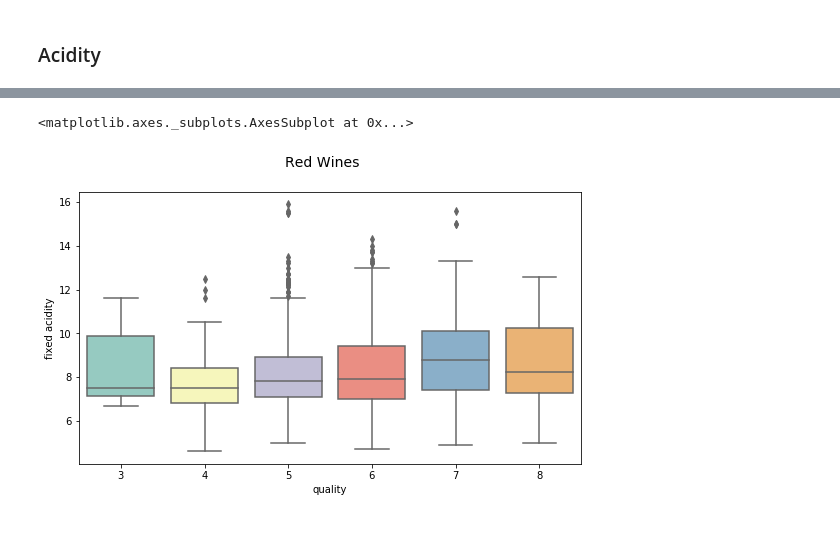
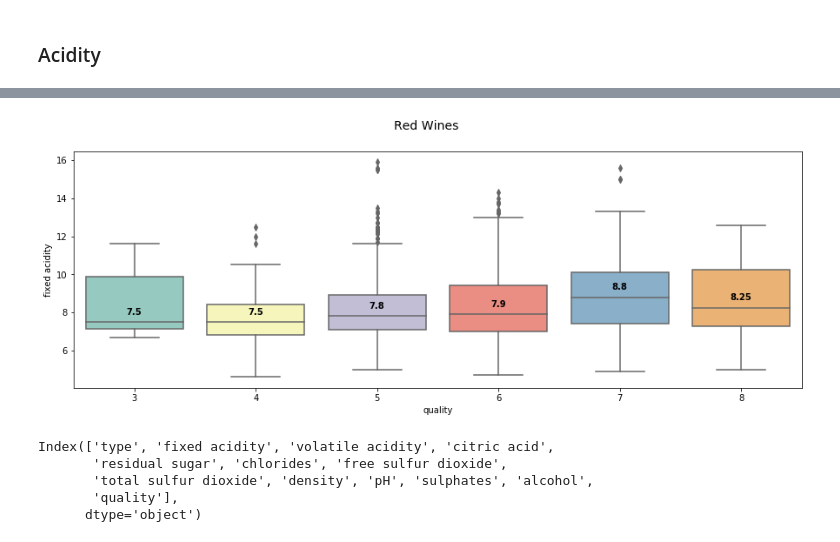
Before and after one commit to emilia329/WineFun, a Jupyter notebook: WineEDA.ipynb, the cells around one changed output, grey strips where cells are left out. Cells and saved outputs as stored; diff of their text form; code cells hidden in the pictures.

```diff
--- a/WineEDA.ipynb
+++ b/WineEDA.ipynb
@@ -137,5 +123,13 @@ print(white['alcohol'].mean())
 # %%
-f= plt.figure(figsize=(9,5))
+f= plt.figure(figsize=(15,5))
 f.suptitle('Red Wines', fontsize= 14)
-sns.boxplot(x= 'quality' , y= 'alcohol' , data=red, palette ='Set3')
+box_plot = sns.boxplot(x= 'quality' , y= 'alcohol' , data=red, palette ='Set3')
+
+
+medians = red.groupby(['quality'])['alcohol'].median().values
+vertical_offset = white['alcohol'].median() * 0.03 # offset from median for display
+
+for xtick in box_plot.get_xticks():
+    box_plot.text(xtick,medians[xtick] + vertical_offset,medians[xtick],
+            horizontalalignment='center',size='small',color='black',weight='semibold')
 # %% [output]
@@ -146,7 +139,15 @@ From the visuals we can observe the maximum quality of red wines is 8, in compar
 # %% [markdown]
 ### Acidity
 # %%
-f= plt.figure(figsize=(9,5))
+f= plt.figure(figsize=(15,5))
 f.suptitle('White Wines', fontsize= 14)
-sns.boxplot(x= 'quality' , y= 'fixed acidity' , data=white, palette ='Set3')
+box_plot = sns.boxplot(x= 'quality' , y= 'fixed acidity' , data=white, palette ='Set3')
+
+
+medians = white.groupby(['quality'])['fixed acidity'].median().values
+vertical_offset = white['fixed acidity'].median() * 0.02 # offset from median for display
+
+for xtick in box_plot.get_xticks():
+    box_plot.text(xtick,medians[xtick] + vertical_offset,medians[xtick],
+            horizontalalignment='center',size='medium',color='black',weight='semibold')
 # %% [output]
@@ -155,7 +155,22 @@ sns.boxplot(x= 'quality' , y= 'fixed acidity' , data=white, palette ='Set3')
 # %%
-f= plt.figure(figsize=(9,5))
+f= plt.figure(figsize=(15,5))
 f.suptitle('Red Wines', fontsize= 14)
-sns.boxplot(x= 'quality' , y= 'fixed acidity' , data=red, palette ='Set3')
+box_plot= sns.boxplot(x= 'quality' , y= 'fixed acidity' , data=red, palette ='Set3')
+
+
+medians = red.groupby(['quality'])['fixed acidity'].median().values
+vertical_offset = red['fixed acidity'].median() * 0.05 # offset from median for display
+
+for xtick in box_plot.get_xticks():
+    box_plot.text(xtick,medians[xtick] + vertical_offset,medians[xtick],
+            horizontalalignment='center',size='medium',color='black',weight='semibold')
 # %% [output]
-<matplotlib.axes._subplots.AxesSubplot at 0x...>
-[figure, old version]
+[figure, new version]
+# %%
+red.columns
+# %% [output]
+Index(['type', 'fixed acidity', 'volatile acidity', 'citric acid',
+       'residual sugar', 'chlorides', 'free sulfur dioxide',
+       'total sulfur dioxide', 'density', 'pH', 'sulphates', 'alcohol',
+       'quality'],
+      dtype='object')
```
Also changed, not shown: parts of 10 cells of this notebook.
